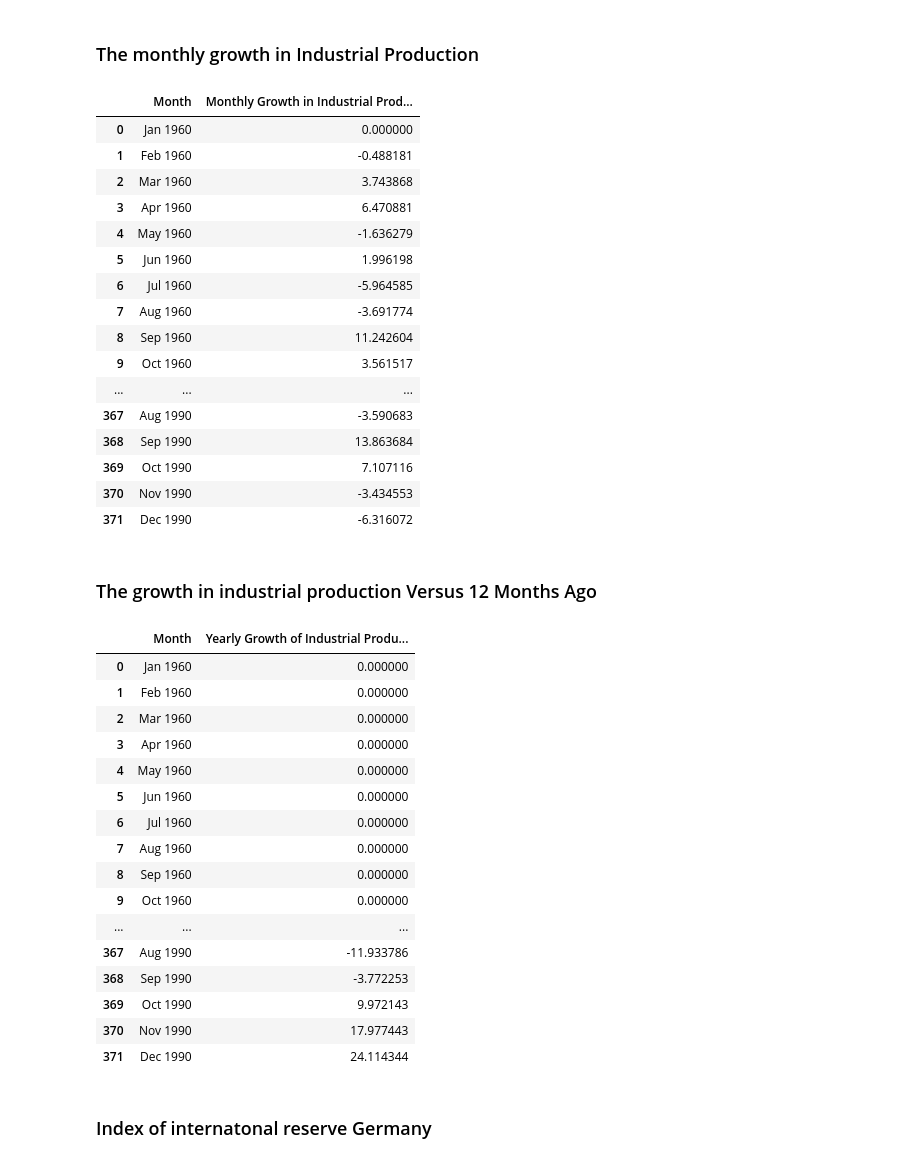
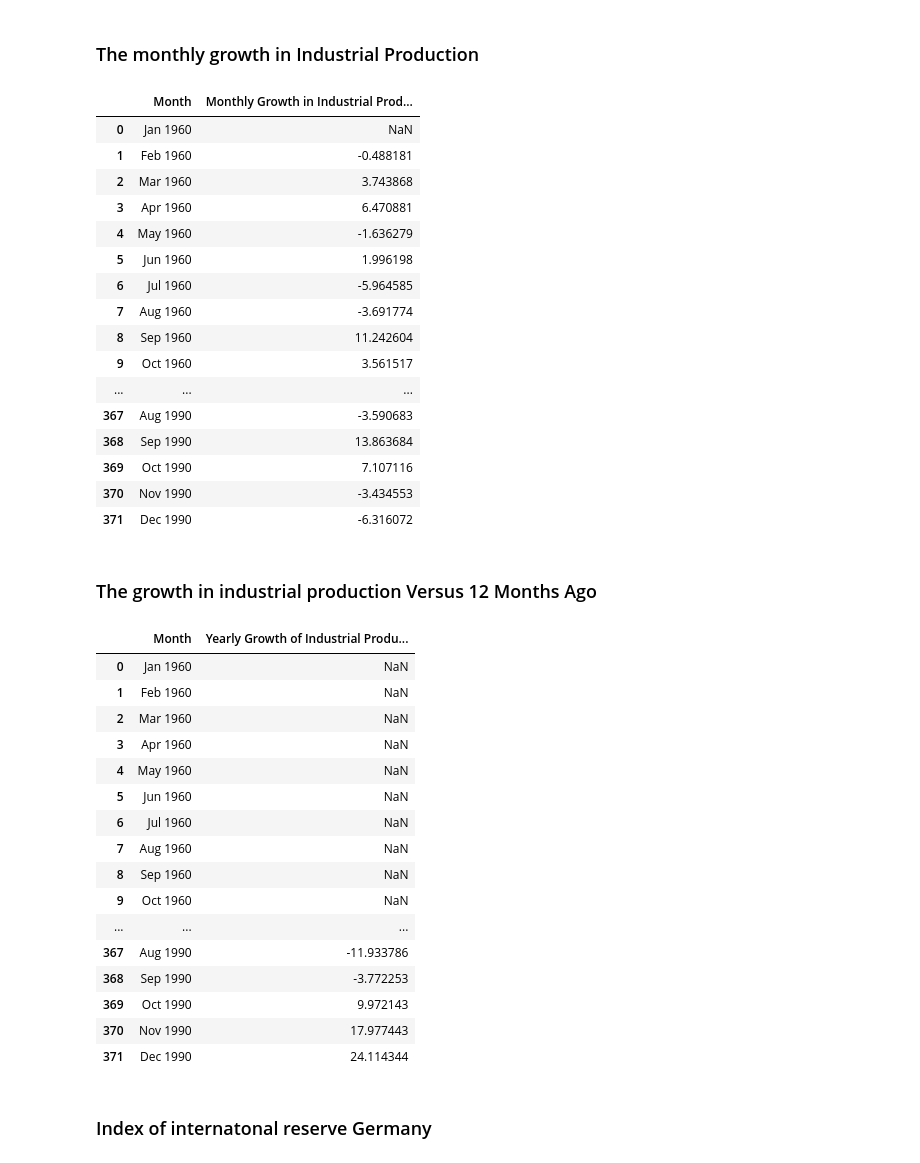
Before and after one commit to AmayP22/EC1B1_Coursework, a Jupyter notebook: EC1B1 Coursework.ipynb, the cells around one changed output. Drawn from its saved outputs; the diff is of its cells as text; code cells hidden in the pictures.

```diff
--- a/EC1B1 Coursework.ipynb
+++ b/EC1B1 Coursework.ipynb
@@ -237,11 +237,11 @@ industrial_production_rate_df = pd.DataFrame(industrial_production_rate).reset_i
 industrial_production_rate_df.columns = ['Month', 'Monthly Growth in Industrial Production (%)']
 new_month_names = merged_df.iloc[0, 2:].values
 industrial_production_rate_df['Month'] = new_month_names
-industrial_production_rate_df = industrial_production_rate_df.fillna(0)
+
 display(industrial_production_rate_df)
 # %% [output]
 |  | Month | Monthly Growth in Industrial Prod... |
-| 0 | Jan 1960 | 0.000000 |
+| 0 | Jan 1960 | NaN |
 | 1 | Feb 1960 | -0.488181 |
 | 2 | Mar 1960 | 3.743868 |
 | 3 | Apr 1960 | 6.470881 |
@@ -262,31 +262,31 @@ display(industrial_production_rate_df)
 # %%
 import numpy as np
 
 growth_industrial_production_12months = np.where(
     industrial_production_rate_df['Monthly Growth in Industrial Production (%)'].shift(12) == 0,
     0,  # Or np.nan if you prefer to treat these cases as undefined
     (industrial_production_rate_df['Monthly Growth in Industrial Production (%)'] -
      industrial_production_rate_df['Monthly Growth in Industrial Production (%)'].shift(12)) /
     industrial_production_rate_df['Monthly Growth in Industrial Production (%)'].shift(12)
 ) * 100
 growth_industrial_production_12months_df = pd.DataFrame(growth_industrial_production_12months).reset_index()
 growth_industrial_production_12months_df.columns = ['Month', 'Yearly Growth of Industrial Production (%)']
 new_month_names = merged_df.iloc[0, 2:].values
 growth_industrial_production_12months_df['Month'] = new_month_names
-growth_industrial_production_12months_df = growth_industrial_production_12months_df.fillna(0)
+
 display(growth_industrial_production_12months_df)
 # %% [output]
 |  | Month | Yearly Growth of Industrial Produ... |
-| 0 | Jan 1960 | 0.000000 |
-| 1 | Feb 1960 | 0.000000 |
-| 2 | Mar 1960 | 0.000000 |
-| 3 | Apr 1960 | 0.000000 |
-| 4 | May 1960 | 0.000000 |
-| 5 | Jun 1960 | 0.000000 |
-| 6 | Jul 1960 | 0.000000 |
-| 7 | Aug 1960 | 0.000000 |
-| 8 | Sep 1960 | 0.000000 |
-| 9 | Oct 1960 | 0.000000 |
+| 0 | Jan 1960 | NaN |
+| 1 | Feb 1960 | NaN |
+| 2 | Mar 1960 | NaN |
+| 3 | Apr 1960 | NaN |
+| 4 | May 1960 | NaN |
+| 5 | Jun 1960 | NaN |
+| 6 | Jul 1960 | NaN |
+| 7 | Aug 1960 | NaN |
+| 8 | Sep 1960 | NaN |
+| 9 | Oct 1960 | NaN |
 | ... | ... | ... |
 | 367 | Aug 1990 | -11.933786 |
 | 368 | Sep 1990 | -3.772253 |
```
Also changed, not shown: parts of 11 cells of this notebook.
